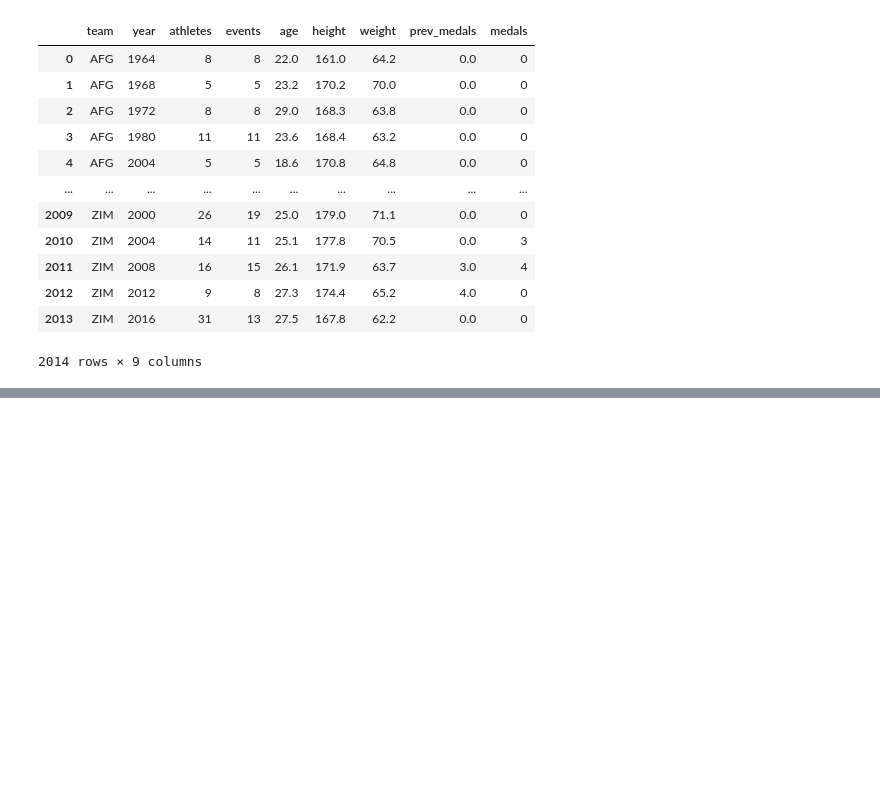
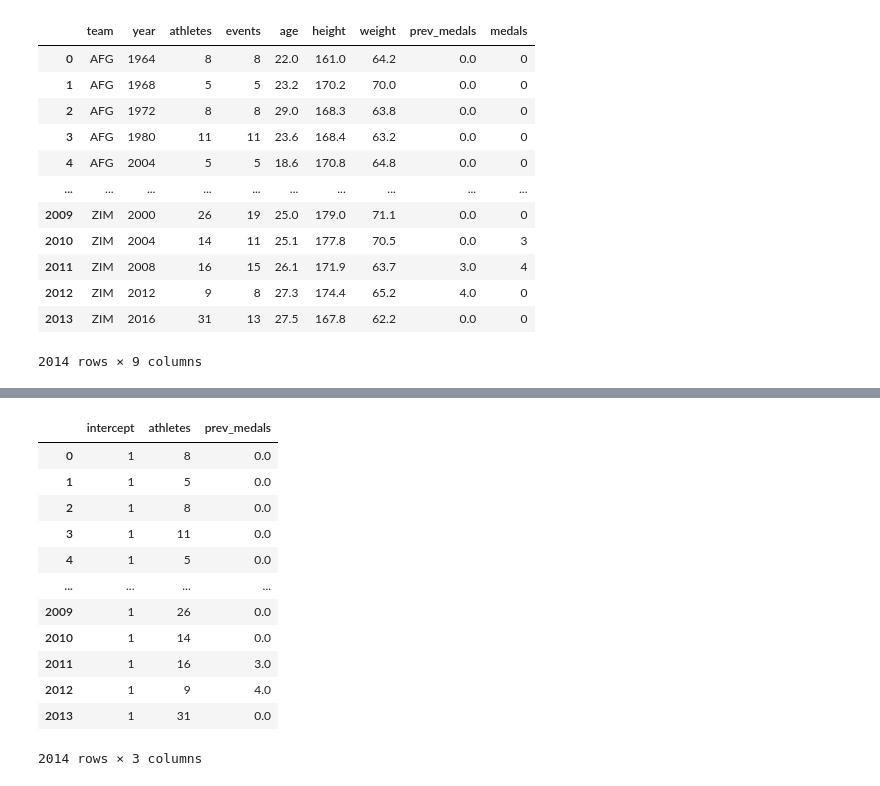
Before and after one commit to kwolf3/Experiments, a Jupyter notebook: Linear Regression from Scratch.ipynb, the cells around one changed output, grey strips where cells are left out. Drawn from its saved outputs; the diff is of its cells as text; code cells hidden in the pictures; blank space fills up the shorter version.

```diff
--- a/Linear Regression from Scratch.ipynb
+++ b/Linear Regression from Scratch.ipynb
@@ -50,0 +96,16 @@ teams
+# %%
+X
+# %% [output]
+|  | intercept | athletes | prev_medals |
+| 0 | 1 | 8 | 0.0 |
+| 1 | 1 | 5 | 0.0 |
+| 2 | 1 | 8 | 0.0 |
+| 3 | 1 | 11 | 0.0 |
+| 4 | 1 | 5 | 0.0 |
+| ... | ... | ... | ... |
+| 2009 | 1 | 26 | 0.0 |
+| 2010 | 1 | 14 | 0.0 |
+| 2011 | 1 | 16 | 3.0 |
+| 2012 | 1 | 9 | 4.0 |
+| 2013 | 1 | 31 | 0.0 |
+2014 rows × 3 columns
```
Also changed, not shown: parts of 23 cells of this notebook.
